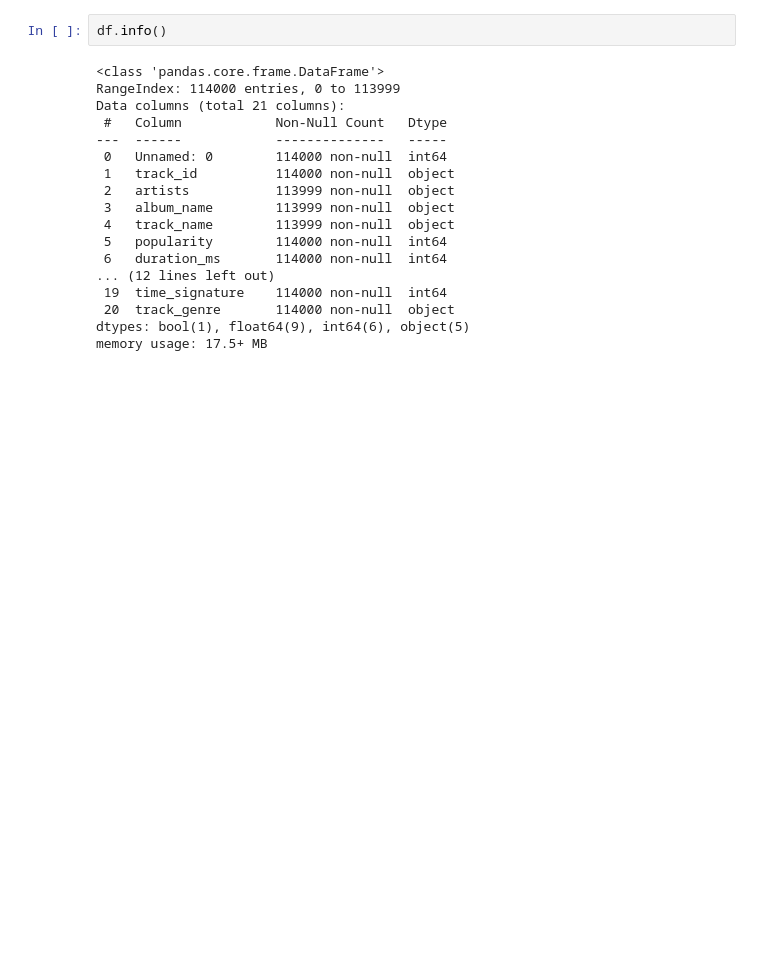
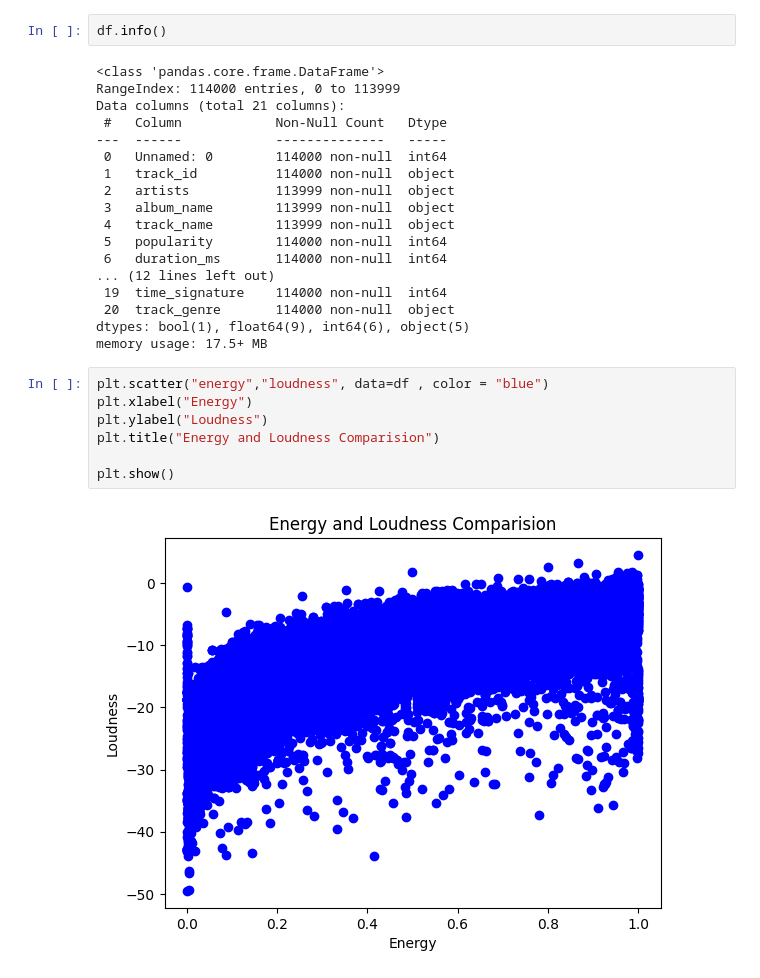
Before and after one commit to byt23/EDA-FeatureEngineering-Resampling_Encoding, a Jupyter notebook: Spotify 🎵 Tracks /spotify_tracks.ipynb, the cells around one changed output. Saved outputs shown, nothing was run; the diff lists cells and outputs as text; blank space fills up the shorter version.

```diff
--- a/Spotify 🎵 Tracks /spotify_tracks.ipynb
+++ b/Spotify 🎵 Tracks /spotify_tracks.ipynb
@@ -25,3 +52,12 @@ Data columns (total 21 columns):
  20  track_genre       114000 non-null  object
 dtypes: bool(1), float64(9), int64(6), object(5)
 memory usage: 17.5+ MB
+# %%
+plt.scatter("energy","loudness", data=df , color = "blue")
+plt.xlabel("Energy")
+plt.ylabel("Loudness")
+plt.title("Energy and Loudness Comparision")
+
+plt.show()
+# %% [output]
+[figure, added]
```
Also changed, not shown: parts of 3 cells of this notebook, 2 other files.
